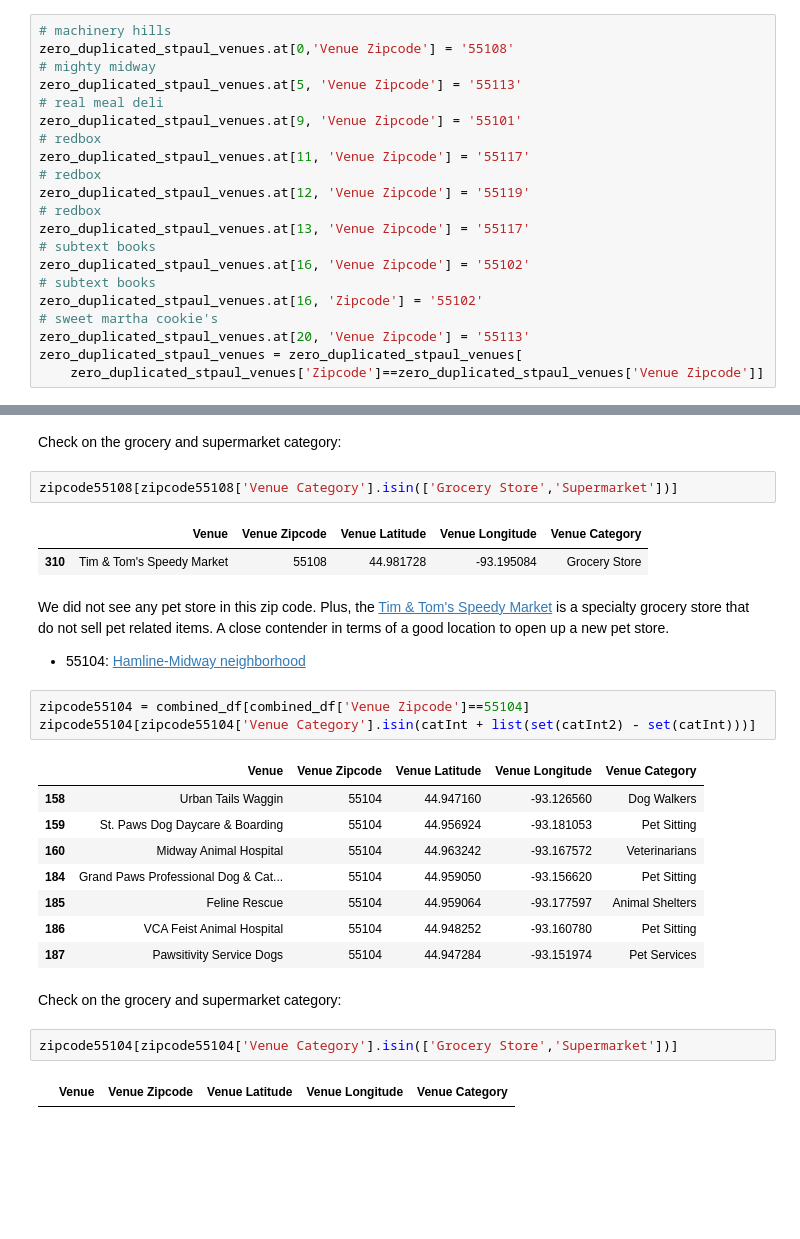
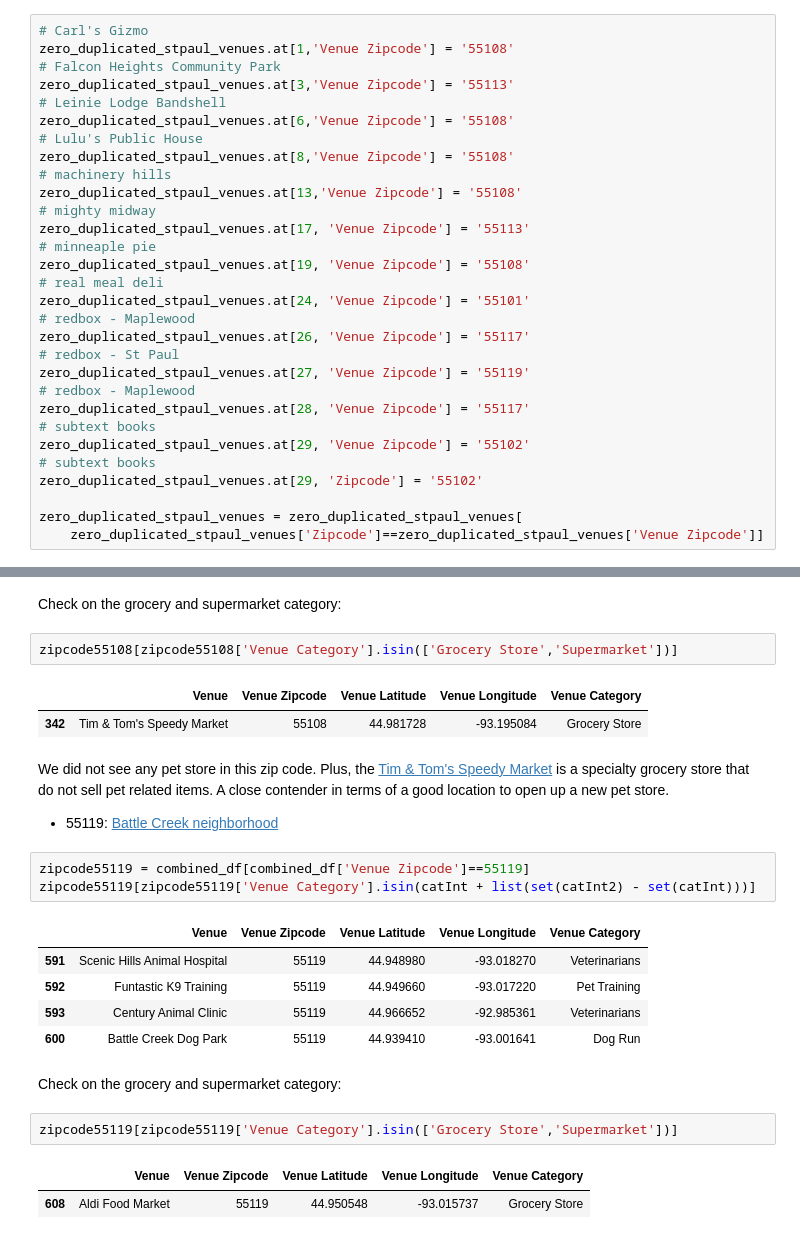
Before and after one commit to atunanggara/Coursera_Capstone, a Jupyter notebook: Capstone-PetStore/Notebook - Finding a New Pet Store Location in St. Paul, MN.ipynb, the cells around one changed output, grey strips where cells are left out. Saved outputs shown, nothing was run; the diff lists cells and outputs as text; blank space fills up the shorter version.

```diff
--- a/Capstone-PetStore/Notebook - Finding a New Pet Store Location in St. Paul, MN.ipynb
+++ b/Capstone-PetStore/Notebook - Finding a New Pet Store Location in St. Paul, MN.ipynb
@@ -247,22 +240,31 @@ zero_duplicated_stpaul_venues.loc[0:10]
 # %%
+# Carl's Gizmo
+zero_duplicated_stpaul_venues.at[1,'Venue Zipcode'] = '55108'
+# Falcon Heights Community Park
+zero_duplicated_stpaul_venues.at[3,'Venue Zipcode'] = '55113'
+# Leinie Lodge Bandshell
+zero_duplicated_stpaul_venues.at[6,'Venue Zipcode'] = '55108'
+# Lulu's Public House
+zero_duplicated_stpaul_venues.at[8,'Venue Zipcode'] = '55108'
 # machinery hills
-zero_duplicated_stpaul_venues.at[0,'Venue Zipcode'] = '55108'
+zero_duplicated_stpaul_venues.at[13,'Venue Zipcode'] = '55108'
 # mighty midway
-zero_duplicated_stpaul_venues.at[5, 'Venue Zipcode'] = '55113'
+zero_duplicated_stpaul_venues.at[17, 'Venue Zipcode'] = '55113'
+# minneaple pie
+zero_duplicated_stpaul_venues.at[19, 'Venue Zipcode'] = '55108'
 # real meal deli
-zero_duplicated_stpaul_venues.at[9, 'Venue Zipcode'] = '55101'
-# redbox
-zero_duplicated_stpaul_venues.at[11, 'Venue Zipcode'] = '55117'
-# redbox
-zero_duplicated_stpaul_venues.at[12, 'Venue Zipcode'] = '55119'
-# redbox
-zero_duplicated_stpaul_venues.at[13, 'Venue Zipcode'] = '55117'
+zero_duplicated_stpaul_venues.at[24, 'Venue Zipcode'] = '55101'
+# redbox - Maplewood
+zero_duplicated_stpaul_venues.at[26, 'Venue Zipcode'] = '55117'
+# redbox - St Paul
+zero_duplicated_stpaul_venues.at[27, 'Venue Zipcode'] = '55119'
+# redbox - Maplewood
+zero_duplicated_stpaul_venues.at[28, 'Venue Zipcode'] = '55117'
 # subtext books
-zero_duplicated_stpaul_venues.at[16, 'Venue Zipcode'] = '55102'
+zero_duplicated_stpaul_venues.at[29, 'Venue Zipcode'] = '55102'
 # subtext books
-zero_duplicated_stpaul_venues.at[16, 'Zipcode'] = '55102'
-# sweet martha cookie's
-zero_duplicated_stpaul_venues.at[20, 'Venue Zipcode'] = '55113'
+zero_duplicated_stpaul_venues.at[29, 'Zipcode'] = '55102'
+
 zero_duplicated_stpaul_venues = zero_duplicated_stpaul_venues[
     zero_duplicated_stpaul_venues['Zipcode']==zero_duplicated_stpaul_venues['Venue Zipcode']]
 # %%
@@ -853,27 +867,25 @@ Check on the grocery and supermarket category:
 zipcode55108[zipcode55108['Venue Category'].isin(['Grocery Store','Supermarket'])]
 # %% [output]
 |  | Venue | Venue Zipcode | Venue Latitude | Venue Longitude | Venue Category |
-| 310 | Tim & Tom's Speedy Market | 55108 | 44.981728 | -93.195084 | Grocery Store |
+| 342 | Tim & Tom's Speedy Market | 55108 | 44.981728 | -93.195084 | Grocery Store |
 # %% [markdown]
 We did not see any pet store in this zip code. Plus, the [Tim & Tom's Speedy Market](https://timandtomsspeedymarket.com/) is a specialty grocery store that do not sell pet related items. A close contender in terms of a good location to open up a new pet store.
 
-- 55104: [Hamline-Midway neighborhood](https://www.unitedstateszipcodes.org/55104/)
+- 55119: [Battle Creek neighborhood](https://www.unitedstateszipcodes.org/55119/)
 # %%
-zipcode55104 = combined_df[combined_df['Venue Zipcode']==55104]
-zipcode55104[zipcode55104['Venue Category'].isin(catInt + list(set(catInt2) - set(catInt)))]
+zipcode55119 = combined_df[combined_df['Venue Zipcode']==55119]
+zipcode55119[zipcode55119['Venue Category'].isin(catInt + list(set(catInt2) - set(catInt)))]
 # %% [output]
 |  | Venue | Venue Zipcode | Venue Latitude | Venue Longitude | Venue Category |
-| 158 | Urban Tails Waggin | 55104 | 44.947160 | -93.126560 | Dog Walkers |
-| 159 | St. Paws Dog Daycare & Boarding | 55104 | 44.956924 | -93.181053 | Pet Sitting |
-| 160 | Midway Animal Hospital | 55104 | 44.963242 | -93.167572 | Veterinarians |
-| 184 | Grand Paws Professional Dog & Cat... | 55104 | 44.959050 | -93.156620 | Pet Sitting |
-| 185 | Feline Rescue | 55104 | 44.959064 | -93.177597 | Animal Shelters |
-| 186 | VCA Feist Animal Hospital | 55104 | 44.948252 | -93.160780 | Pet Sitting |
-| 187 | Pawsitivity Service Dogs | 55104 | 44.947284 | -93.151974 | Pet Services |
+| 591 | Scenic Hills Animal Hospital | 55119 | 44.948980 | -93.018270 | Veterinarians |
+| 592 | Funtastic K9 Training | 55119 | 44.949660 | -93.017220 | Pet Training |
+| 593 | Century Animal Clinic | 55119 | 44.966652 | -92.985361 | Veterinarians |
+| 600 | Battle Creek Dog Park | 55119 | 44.939410 | -93.001641 | Dog Run |
 # %% [markdown]
 Check on the grocery and supermarket category:
 # %%
-zipcode55104[zipcode55104['Venue Category'].isin(['Grocery Store','Supermarket'])]
+zipcode55119[zipcode55119['Venue Category'].isin(['Grocery Store','Supermarket'])]
 # %% [output]
 |  | Venue | Venue Zipcode | Venue Latitude | Venue Longitude | Venue Category |
+| 608 | Aldi Food Market | 55119 | 44.950548 | -93.015737 | Grocery Store |
 # %% [markdown]
```
Also changed, not shown: parts of 49 cells of this notebook, 2 other files.
